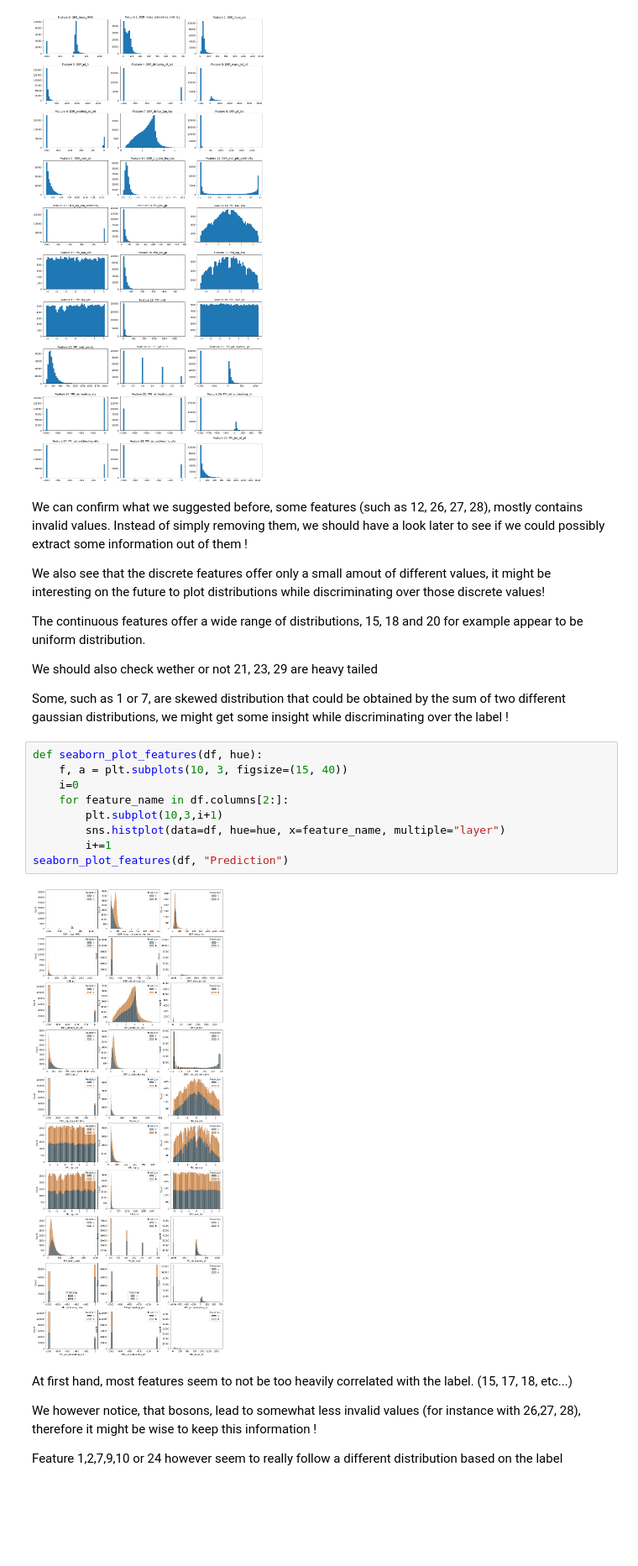
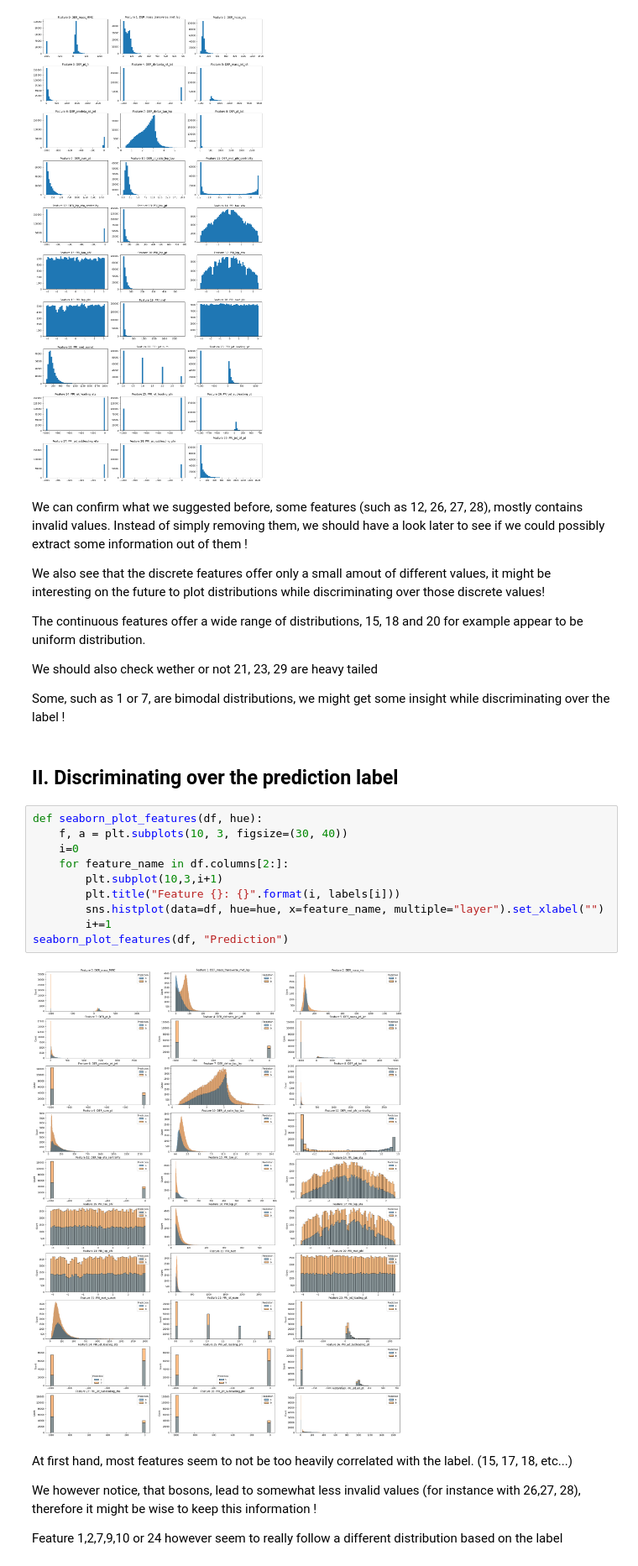
Before and after one commit to mismayil/higgs-boson, a Jupyter notebook: notebooks/exploration.ipynb, the cells around one changed output. Shown at 84% size. Saved outputs shown, nothing was run; the diff lists cells and outputs as text; blank space fills up the shorter version.

```diff
--- a/notebooks/exploration.ipynb
+++ b/notebooks/exploration.ipynb
@@ -58,18 +60,21 @@ The continuous features offer a wide range of distributions, 15, 18 and 20 for e
 
 We should also check wether or not 21, 23, 29 are heavy tailed
 
-Some, such as 1 or 7, are skewed distribution that could be obtained by the sum of two different gaussian distributions, we might get some insight while discriminating over the label !
+Some, such as 1 or 7, are bimodal distributions, we might get some insight while discriminating over the label !
+# %% [markdown]
+## II. Discriminating over the prediction label
 # %%
 def seaborn_plot_features(df, hue):
-    f, a = plt.subplots(10, 3, figsize=(15, 40))
+    f, a = plt.subplots(10, 3, figsize=(30, 40))
     i=0
     for feature_name in df.columns[2:]:
         plt.subplot(10,3,i+1)
-        sns.histplot(data=df, hue=hue, x=feature_name, multiple="layer")
+        plt.title("Feature {}: {}".format(i, labels[i]))
+        sns.histplot(data=df, hue=hue, x=feature_name, multiple="layer").set_xlabel("")
         i+=1
 seaborn_plot_features(df, "Prediction")
 # %% [output]
-[figure, old version]
+[figure, new version]
 # %% [markdown]
 At first hand, most features seem to not be too heavily correlated with the label. (15, 17, 18, etc...)
 
```
Also changed, not shown: parts of 3 cells of this notebook, 2 other files.
